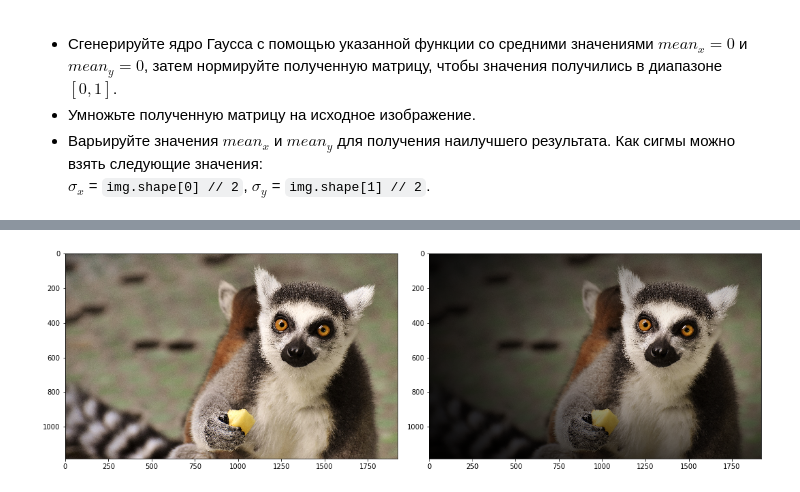
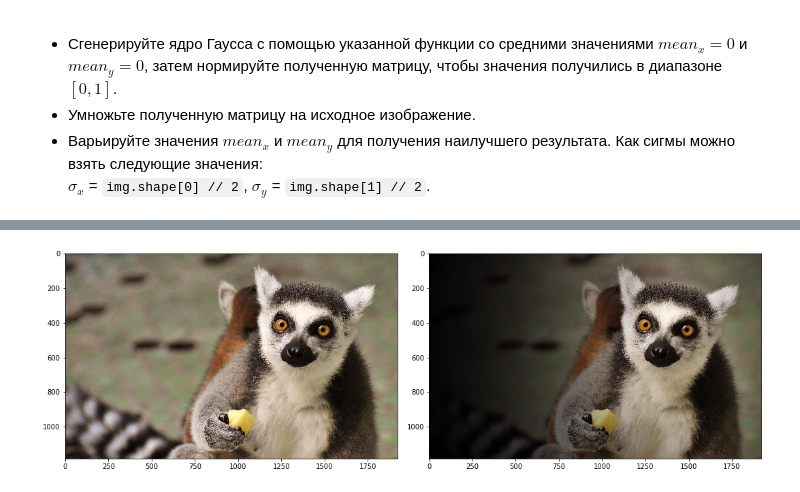
Before and after one commit to oninbo/Seminars, a Jupyter notebook: Seminar 2 Homework.ipynb, the cells around one changed output, grey strips where cells are left out. Cells and saved outputs as stored; diff of their text form; code cells hidden in the pictures.

```diff
--- a/Seminar 2 Homework.ipynb
+++ b/Seminar 2 Homework.ipynb
@@ -191,25 +191,24 @@ $\sigma_x$ = `img.shape[0] // 2`, $\sigma_y$ = `img.shape[1] // 2`.
 # %%
 import numpy as np
 from skimage.io import imread, imshow_collection
 from pylab import rcParams
 %matplotlib inline
 
 
 def gaussian(shape, mean_x, mean_y, sigma_x, sigma_y):
-    a = np.fromfunction(lambda y, x, k: -((x-mean_x)*(x-mean_x)/2*sigma_x*sigma_x + (y-mean_y)*(y-mean_y)/2*sigma_y*sigma_y), shape)
-    a /= 2e11 #magic
+    a = np.fromfunction(lambda y, x, k: -((x-mean_x)**2/(2*sigma_x**2) + (y-mean_y)**2/(2*sigma_y**2)), shape)
     a = np.exp(a)
     return a
 
 img = imread('data/lemur.jpg')
 
 copy = img.copy()
 
 a = gaussian(img.shape,1450,500,img.shape[0] // 2,img.shape[1] // 2)
 
 np.multiply(img, a, out=copy, casting="unsafe")
 
 rcParams['figure.figsize'] = (15, 15)
 imshow_collection([img, copy])
 # %% [output]
-[figure, old version]
+[figure, new version]
```
